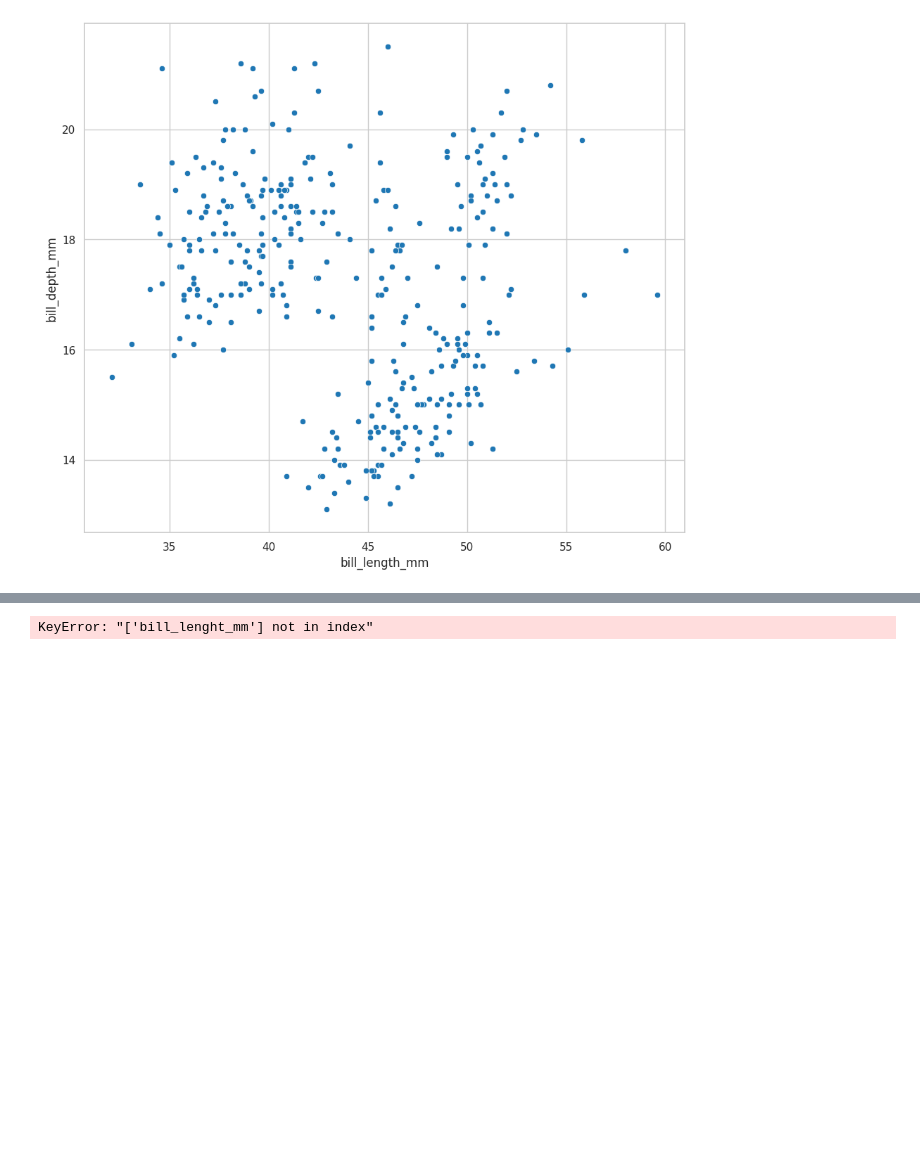
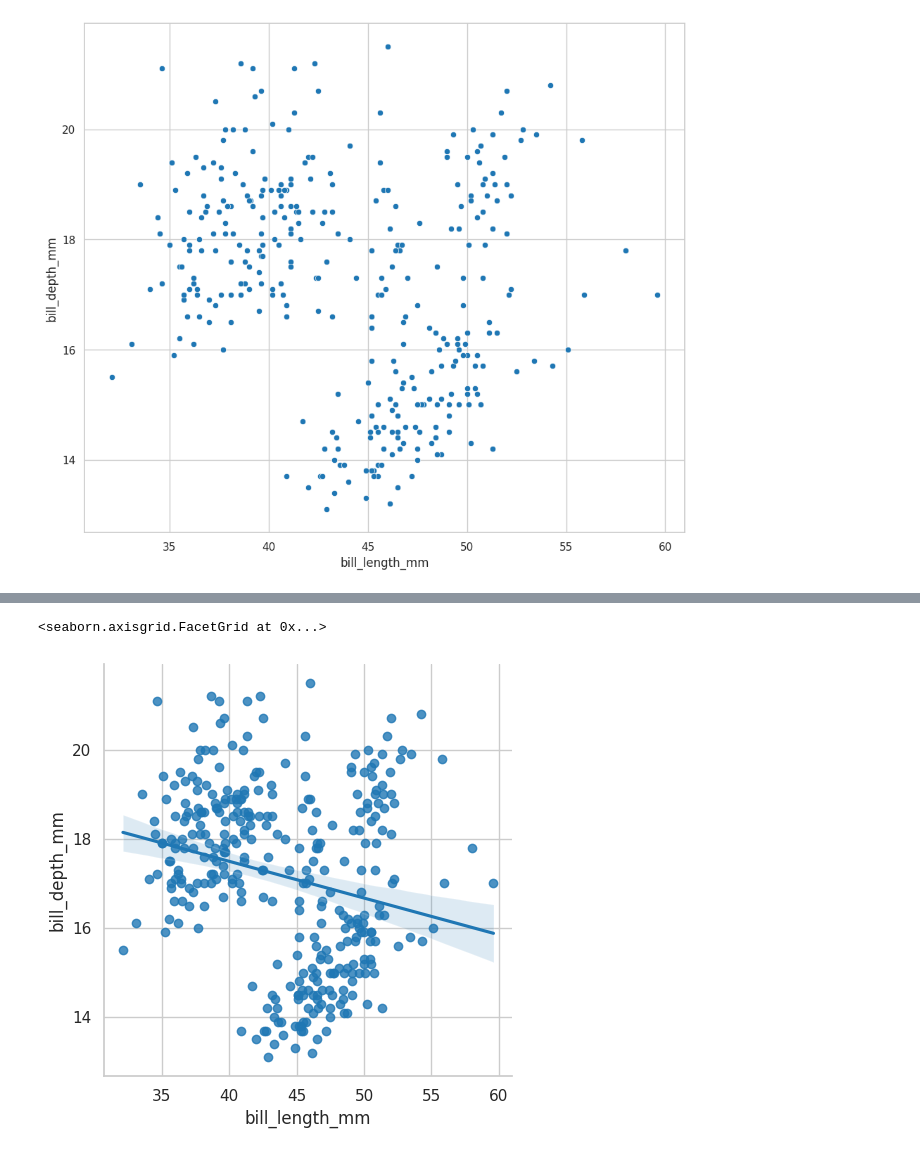
Before and after one commit to JuanDiegoZ/PenguinsDataAnalisis, a Jupyter notebook: penguinsPractice.ipynb, the cells around one changed output, grey strips where cells are left out. Drawn from its saved outputs; the diff is of its cells as text; code cells hidden in the pictures; blank space fills up the shorter version.

```diff
--- a/penguinsPractice.ipynb
+++ b/penguinsPractice.ipynb
@@ -966,8 +1027,9 @@ LinregressResult(slope=-0.08232675339862285, intercept=20.786648668433827, rvalu
 # %%
 sns.lmplot(
-    data = data_penguins_process,
-    x = 'bill_length_mm',
-    y = 'bill_depth_mm'
+    data =  data_penguins_process,
+    x = "bill_length_mm",
+    y = "bill_depth_mm",
 )
 # %% [output]
-KeyError: "['bill_lenght_mm'] not in index"
+<seaborn.axisgrid.FacetGrid at 0x...>
+[figure, added]
```
Also changed, not shown: parts of 20 cells of this notebook.
